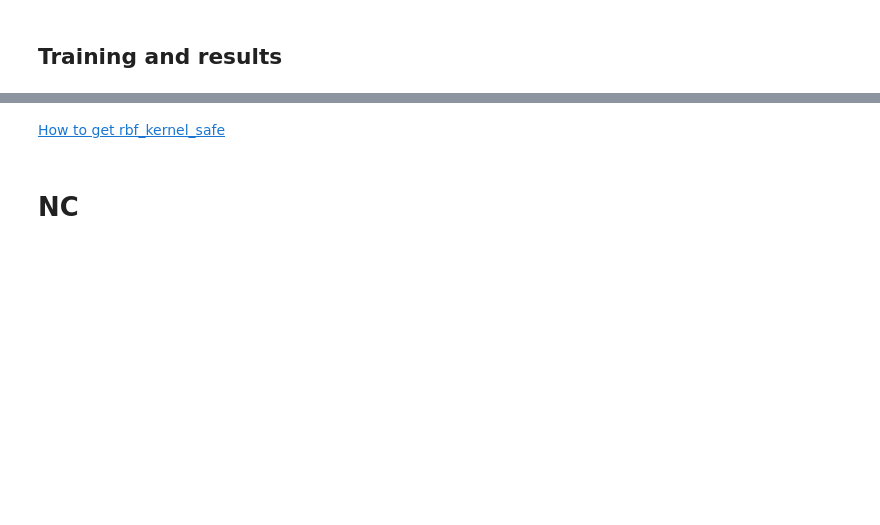
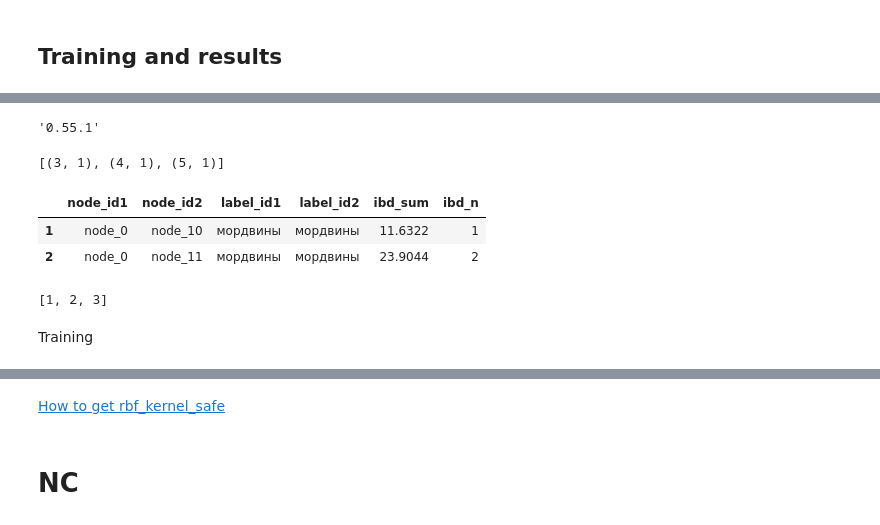
Before and after one commit to alexeyshmelev/genotek-nationality-analysis, a Jupyter notebook: genotek.ipynb, the cells around one changed output, grey strips where cells are left out. Cells and saved outputs as stored; diff of their text form; code cells hidden in the pictures; blank space fills up the shorter version.

```diff
--- a/genotek.ipynb
+++ b/genotek.ipynb
@@ -160,0 +694,3 @@ weighted avg       0.78      0.52      0.56      2389
+# %%
+df = pd.read_csv(r"C:\HSE\genotek\CR_graph_rel.csv")
+df
@@ -160,0 +955,34 @@ weighted avg       0.78      0.52      0.56      2389
+# %%
+import numba
+numba.__version__
+# %% [output]
+'0.55.1'
+# %%
+from numba import njit
+
+@njit
+def foo(x):
+    a = []
+    for i in x:
+        a.append((i, 1))
+
+#     a = list(np.array(a))
+#     a[0] = a.index(5)
+    return a
+
+foo(np.array([3, 4, 5]))
+# %% [output]
+[(3, 1), (4, 1), (5, 1)]
+# %%
+df.iloc[[1, 2]]
+# %% [output]
+|  | node_id1 | node_id2 | label_id1 | label_id2 | ibd_sum | ibd_n |
+| 1 | node_0 | node_10 | мордвины | мордвины | 11.6322 | 1 |
+| 2 | node_0 | node_11 | мордвины | мордвины | 23.9044 | 2 |
+# %%
+a = [1, 2]
+a + [3]
+# %% [output]
+[1, 2, 3]
+# %% [markdown]
+Training
```
Also changed, not shown: parts of 49 cells of this notebook.
